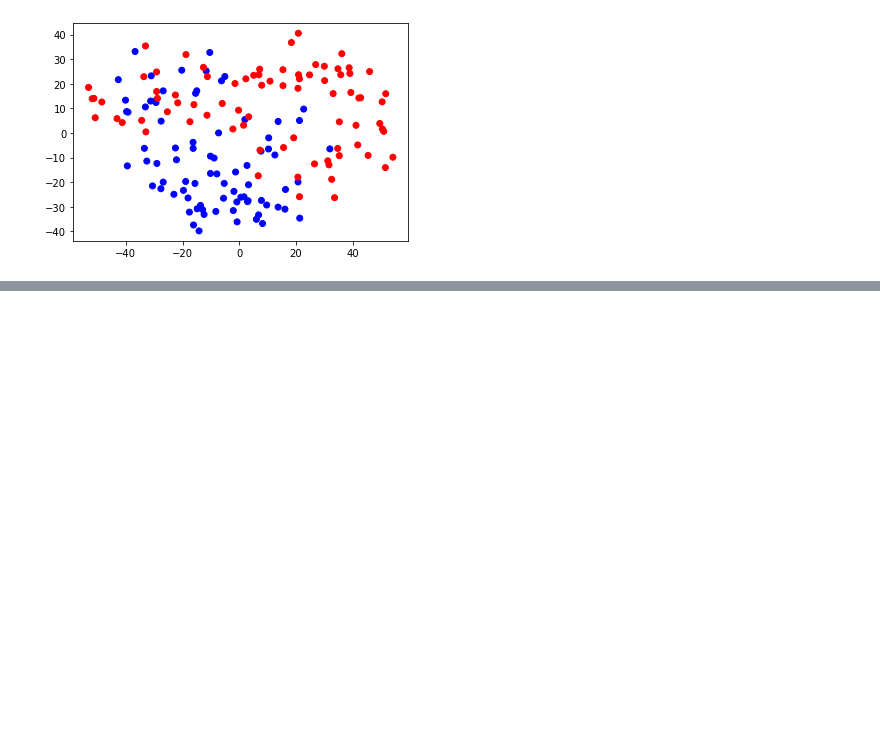
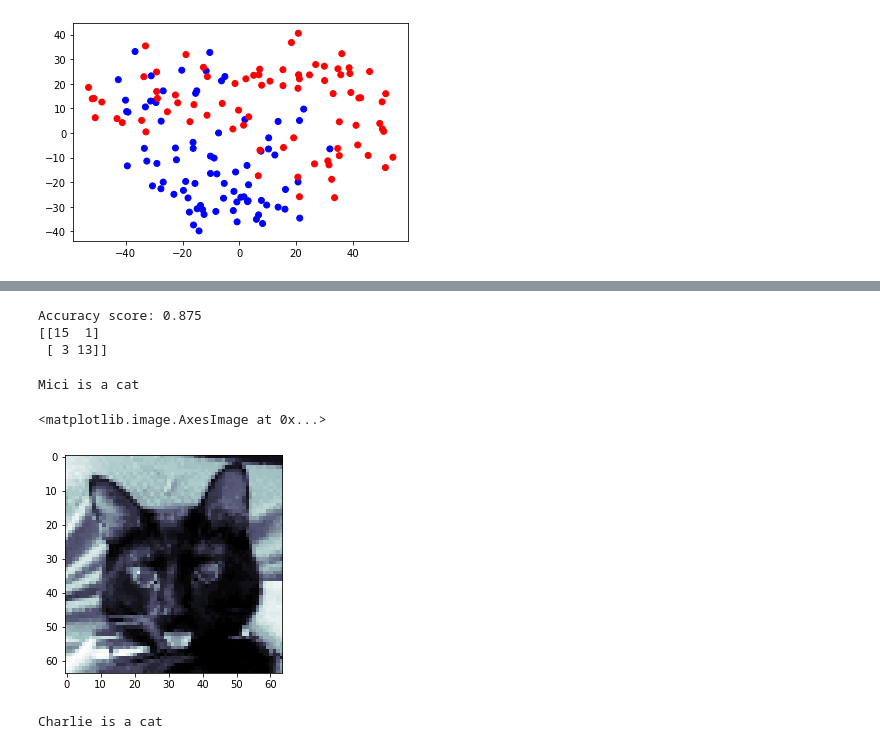
Before and after one commit to eric-martinet/IRONLABS, a Jupyter notebook: Module03/Lab_6_PCA/main.ipynb, the cells around one changed output, grey strips where cells are left out. Drawn from its saved outputs; the diff is of its cells as text; code cells hidden in the pictures; blank space fills up the shorter version.

```diff
--- a/Module03/Lab_6_PCA/main.ipynb
+++ b/Module03/Lab_6_PCA/main.ipynb
@@ -246,0 +264,12 @@ Matplotlib is currently using module://matplotlib_inline.backend_inline, which i
+# %%
+from sklearn.neighbors import KNeighborsClassifier
+knn = KNeighborsClassifier(n_neighbors=3)
+knn.fit(X_train, y_train)
+
+y_pred = knn.predict(X_test)
+print(f'Accuracy score: {accuracy_score(y_test, y_pred):.3f}')
+print(confusion_matrix(y_test, y_pred))
+# %% [output]
+Accuracy score: 0.875
+[[15  1]
+ [ 3 13]]
@@ -246,0 +281,24 @@ Matplotlib is currently using module://matplotlib_inline.backend_inline, which i
+# %%
+mici_pred = knn.predict(df_mici)
+print(f'Mici is a {dct_colors[mici_pred.item()]}')
+# %% [output]
+Mici is a cat
+# %%
+charlie = Image.open('./charlie.png')
+
+charlie_array = np.array(charlie.getdata())
+charlie_array
+
+fig, ax = plt.subplots()
+ax.imshow(charlie_array.reshape(64, 64), cmap=plt.cm.bone, interpolation='nearest')
+# %% [output]
+<matplotlib.image.AxesImage at 0x...>
+[figure, added]
+# %%
+charlie_stdzed = standardize(charlie_array)
+proj_2D_charlie = np.dot(charlie_array, pc.factors)
+df_charlie = pd.DataFrame(proj_2D_charlie.reshape(1,2), columns=['pc1', 'pc2'])
+charlie_pred = knn.predict(df_charlie)
+print(f'Charlie is a {dct_colors[charlie_pred.item()]}')
+# %% [output]
+Charlie is a cat
```
Also changed, not shown: parts of 9 cells of this notebook, 3 other files.
